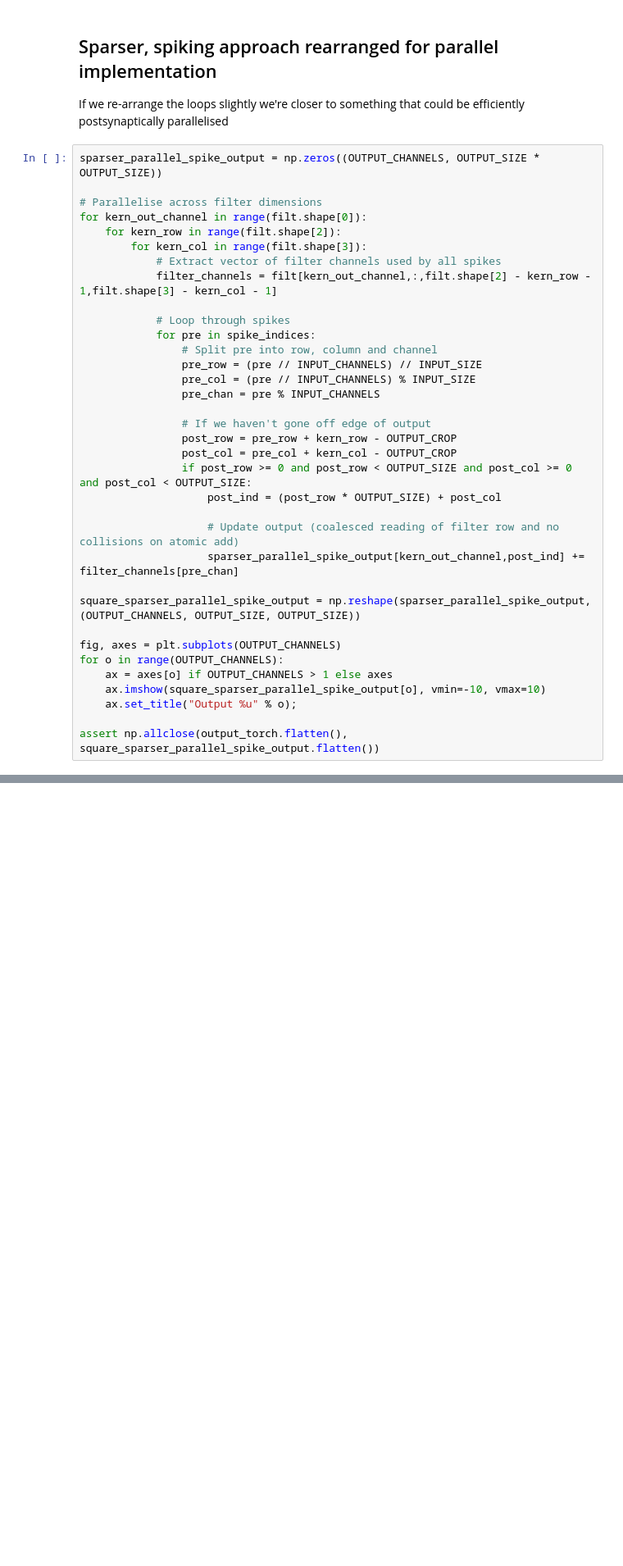
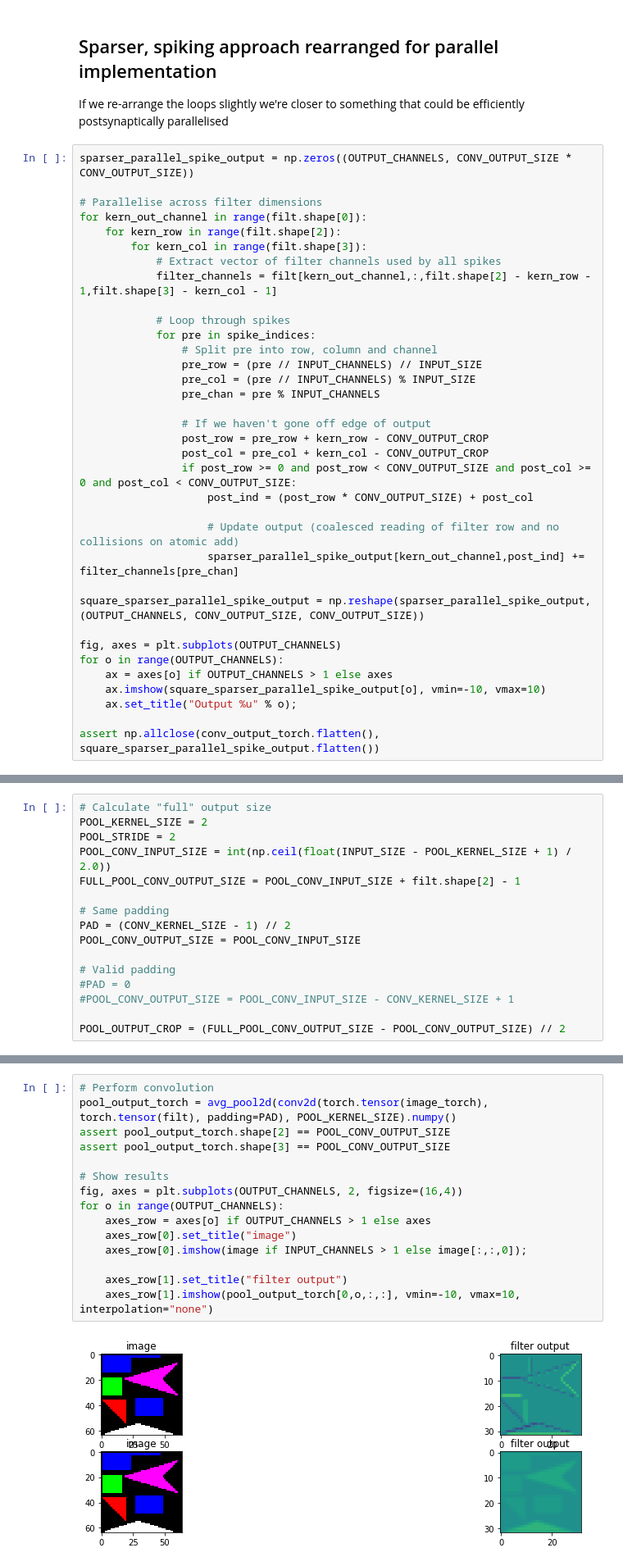
Before and after one commit to neworderofjamie/conv_test, a Jupyter notebook: toeplitz_sparse.ipynb, the cells around one changed output, grey strips where cells are left out. Shown at 82% size. Saved outputs shown, nothing was run; the diff lists cells and outputs as text; blank space fills up the shorter version.

Commit message:
started experimenting with AvgPool+Conv

```diff
--- a/toeplitz_sparse.ipynb
+++ b/toeplitz_sparse.ipynb
@@ -723,7 +719,7 @@ assert np.allclose(output_torch.flatten(), square_sparser_spike_output.flatten()
 ## Sparser, spiking approach rearranged for parallel implementation
 If we re-arrange the loops slightly we're closer to something that could be efficiently postsynaptically parallelised
 # %%
-sparser_parallel_spike_output = np.zeros((OUTPUT_CHANNELS, OUTPUT_SIZE * OUTPUT_SIZE))
+sparser_parallel_spike_output = np.zeros((OUTPUT_CHANNELS, CONV_OUTPUT_SIZE * CONV_OUTPUT_SIZE))
 
 # Parallelise across filter dimensions
 for kern_out_channel in range(filt.shape[0]):
@@ -740,15 +736,15 @@ for kern_out_channel in range(filt.shape[0]):
                 pre_chan = pre % INPUT_CHANNELS
 
                 # If we haven't gone off edge of output
-                post_row = pre_row + kern_row - OUTPUT_CROP
-                post_col = pre_col + kern_col - OUTPUT_CROP
-                if post_row >= 0 and post_row < OUTPUT_SIZE and post_col >= 0 and post_col < OUTPUT_SIZE:
-                    post_ind = (post_row * OUTPUT_SIZE) + post_col
+                post_row = pre_row + kern_row - CONV_OUTPUT_CROP
+                post_col = pre_col + kern_col - CONV_OUTPUT_CROP
+                if post_row >= 0 and post_row < CONV_OUTPUT_SIZE and post_col >= 0 and post_col < CONV_OUTPUT_SIZE:
+                    post_ind = (post_row * CONV_OUTPUT_SIZE) + post_col
 
                     # Update output (coalesced reading of filter row and no collisions on atomic add)
                     sparser_parallel_spike_output[kern_out_channel,post_ind] += filter_channels[pre_chan]
 
-square_sparser_parallel_spike_output = np.reshape(sparser_parallel_spike_output, (OUTPUT_CHANNELS, OUTPUT_SIZE, OUTPUT_SIZE))
+square_sparser_parallel_spike_output = np.reshape(sparser_parallel_spike_output, (OUTPUT_CHANNELS, CONV_OUTPUT_SIZE, CONV_OUTPUT_SIZE))
 
 fig, axes = plt.subplots(OUTPUT_CHANNELS)
 for o in range(OUTPUT_CHANNELS):
@@ -756,5 +752,5 @@ for o in range(OUTPUT_CHANNELS):
     ax.imshow(square_sparser_parallel_spike_output[o], vmin=-10, vmax=10)
     ax.set_title("Output %u" % o);
 
-assert np.allclose(output_torch.flatten(), square_sparser_parallel_spike_output.flatten())
+assert np.allclose(conv_output_torch.flatten(), square_sparser_parallel_spike_output.flatten())
 # %% [output]
@@ -761,0 +762,16 @@ AssertionError:
+# %%
+# Calculate "full" output size
+POOL_KERNEL_SIZE = 2
+POOL_STRIDE = 2
+POOL_CONV_INPUT_SIZE = int(np.ceil(float(INPUT_SIZE - POOL_KERNEL_SIZE + 1) / 2.0))
+FULL_POOL_CONV_OUTPUT_SIZE = POOL_CONV_INPUT_SIZE + filt.shape[2] - 1
+
+# Same padding
+PAD = (CONV_KERNEL_SIZE - 1) // 2
+POOL_CONV_OUTPUT_SIZE = POOL_CONV_INPUT_SIZE
+
+# Valid padding
+#PAD = 0
+#POOL_CONV_OUTPUT_SIZE = POOL_CONV_INPUT_SIZE - CONV_KERNEL_SIZE + 1
+
+POOL_OUTPUT_CROP = (FULL_POOL_CONV_OUTPUT_SIZE - POOL_CONV_OUTPUT_SIZE) // 2
@@ -761,0 +780,17 @@ AssertionError:
+# %%
+# Perform convolution
+pool_output_torch = avg_pool2d(conv2d(torch.tensor(image_torch), torch.tensor(filt), padding=PAD), POOL_KERNEL_SIZE).numpy()
+assert pool_output_torch.shape[2] == POOL_CONV_OUTPUT_SIZE
+assert pool_output_torch.shape[3] == POOL_CONV_OUTPUT_SIZE
+
+# Show results
+fig, axes = plt.subplots(OUTPUT_CHANNELS, 2, figsize=(16,4))
+for o in range(OUTPUT_CHANNELS):
+    axes_row = axes[o] if OUTPUT_CHANNELS > 1 else axes
+    axes_row[0].set_title("image")
+    axes_row[0].imshow(image if INPUT_CHANNELS > 1 else image[:,:,0]);
+
+    axes_row[1].set_title("filter output")
+    axes_row[1].imshow(pool_output_torch[0,o,:,:], vmin=-10, vmax=10, interpolation="none")
+# %% [output]
+[figure, added]
```
Also changed, not shown: parts of 13 cells of this notebook.
